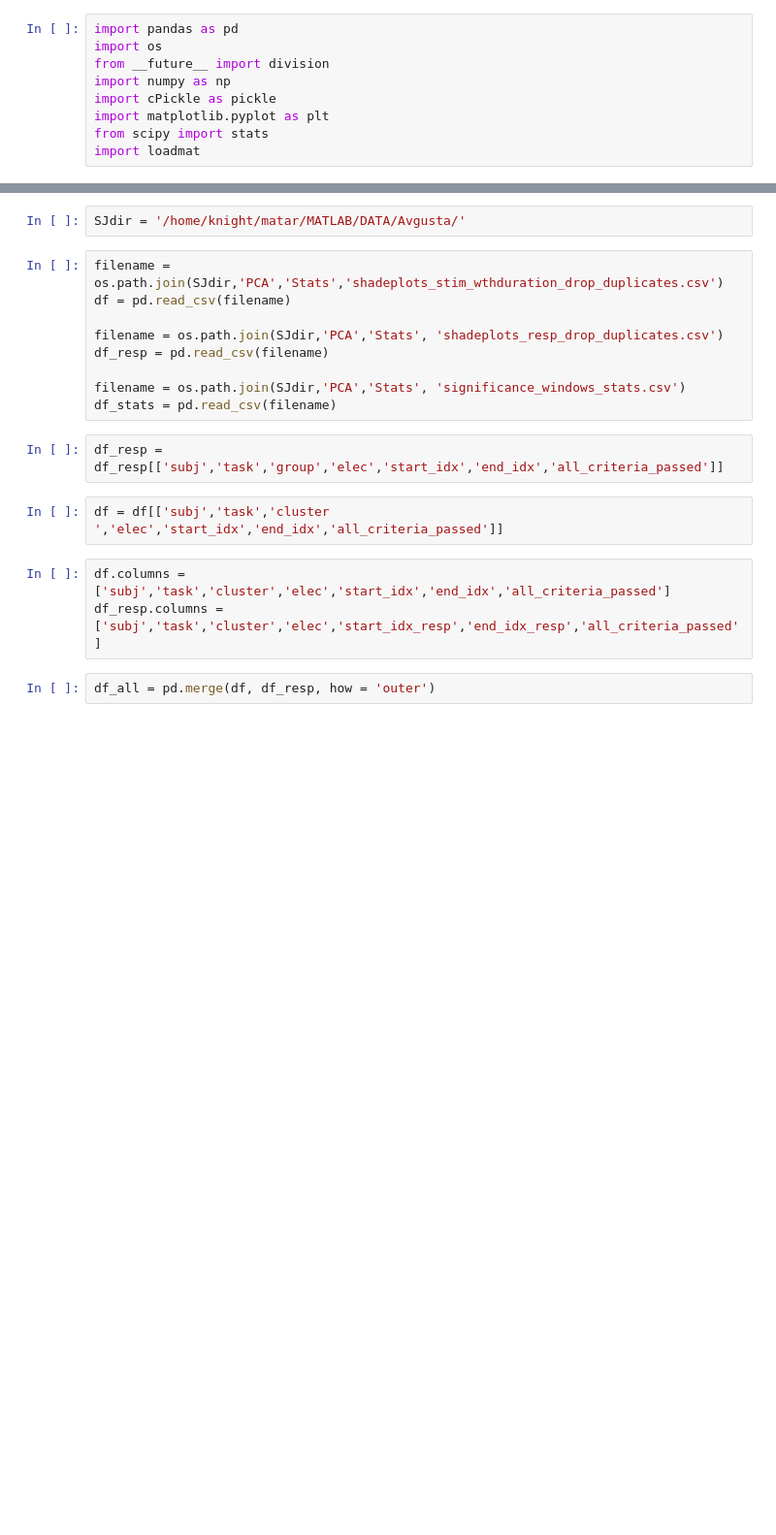
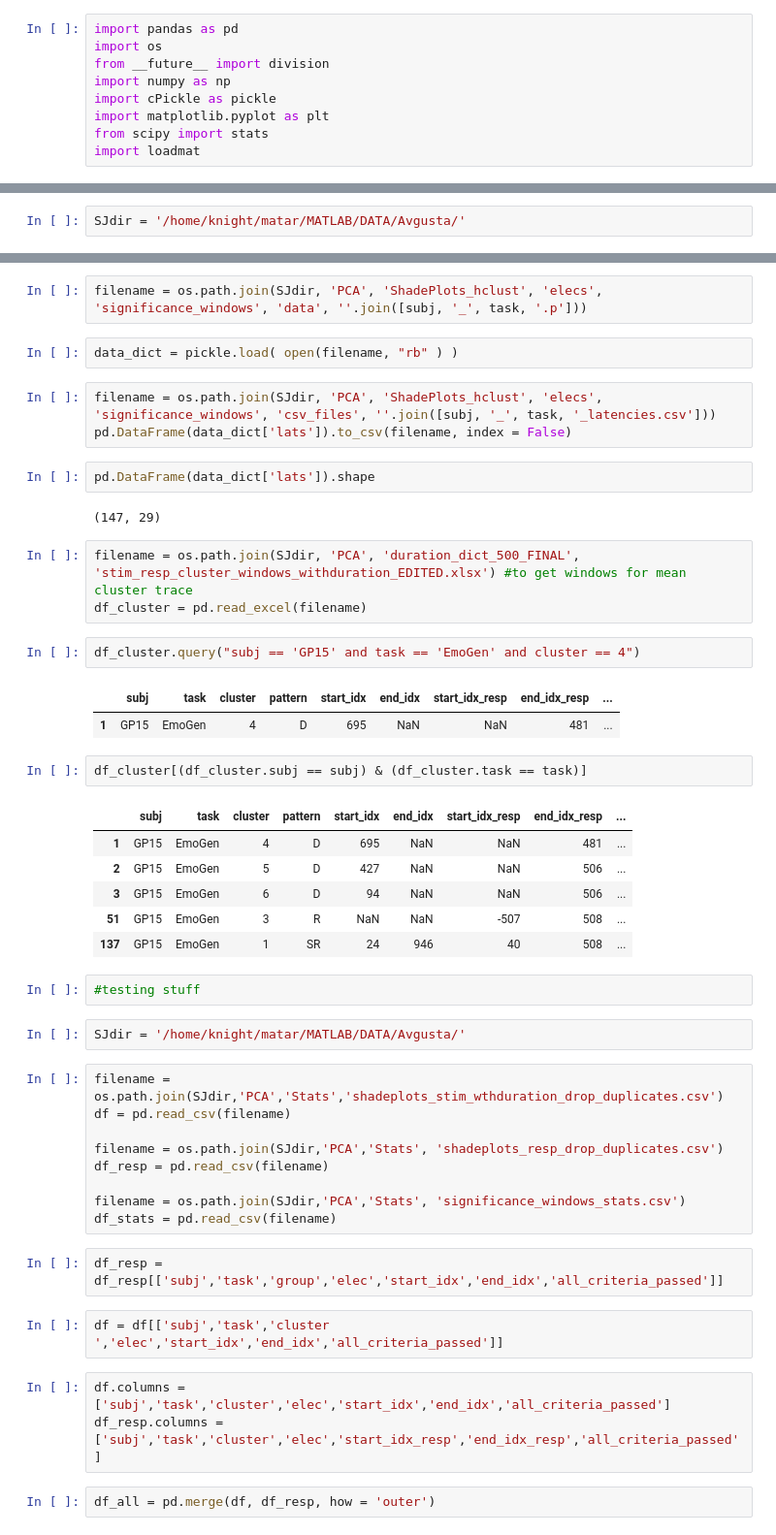
Before and after one commit to matarhaller/ECOGpy, a Jupyter notebook: elecs_values.ipynb, the cells around one changed output, grey strips where cells are left out. Shown at 97% size. Cells and saved outputs as stored; diff of their text form; blank space fills up the shorter version.

```diff
--- a/elecs_values.ipynb
+++ b/elecs_values.ipynb
@@ -9,0 +12,2 @@ import loadmat
+# %%
+SJdir = '/home/knight/matar/MATLAB/DATA/Avgusta/'
@@ -10,3 +17,33 @@ import loadmat
+# %%
+filename = os.path.join(SJdir, 'PCA', 'ShadePlots_hclust', 'elecs', 'significance_windows', 'data', ''.join([subj, '_', task, '.p']))
+# %%
+data_dict = pickle.load( open(filename, "rb" ) )
+# %%
+filename = os.path.join(SJdir, 'PCA', 'ShadePlots_hclust', 'elecs', 'significance_windows', 'csv_files', ''.join([subj, '_', task, '_latencies.csv']))
+pd.DataFrame(data_dict['lats']).to_csv(filename, index = False)
+# %%
+pd.DataFrame(data_dict['lats']).shape
+# %% [output]
+(147, 29)
+# %%
+filename = os.path.join(SJdir, 'PCA', 'duration_dict_500_FINAL', 'stim_resp_cluster_windows_withduration_EDITED.xlsx') #to get windows for mean cluster trace
+df_cluster = pd.read_excel(filename)
+# %%
+df_cluster.query("subj == 'GP15' and task == 'EmoGen' and cluster == 4")
+# %% [output]
+|  | subj | task | cluster | pattern | start_idx | end_idx | start_idx_resp | end_idx_resp | ... |
+| 1 | GP15 | EmoGen | 4 | D | 695 | NaN | NaN | 481 | ... |
+# %%
+df_cluster[(df_cluster.subj == subj) & (df_cluster.task == task)]
+# %% [output]
+|  | subj | task | cluster | pattern | start_idx | end_idx | start_idx_resp | end_idx_resp | ... |
+| 1 | GP15 | EmoGen | 4 | D | 695 | NaN | NaN | 481 | ... |
+| 2 | GP15 | EmoGen | 5 | D | 427 | NaN | NaN | 506 | ... |
+| 3 | GP15 | EmoGen | 6 | D | 94 | NaN | NaN | 506 | ... |
+| 51 | GP15 | EmoGen | 3 | R | NaN | NaN | -507 | 508 | ... |
+| 137 | GP15 | EmoGen | 1 | SR | 24 | 946 | 40 | 508 | ... |
+# %%
+#testing stuff
 # %%
 SJdir = '/home/knight/matar/MATLAB/DATA/Avgusta/'
 # %%
```
Also changed, not shown: parts of 24 cells of this notebook, 1 other file.
